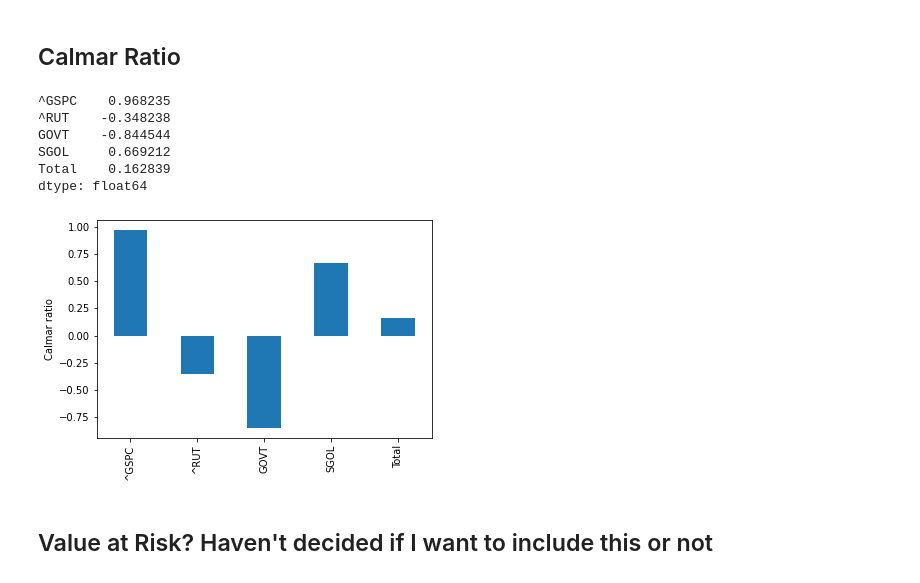
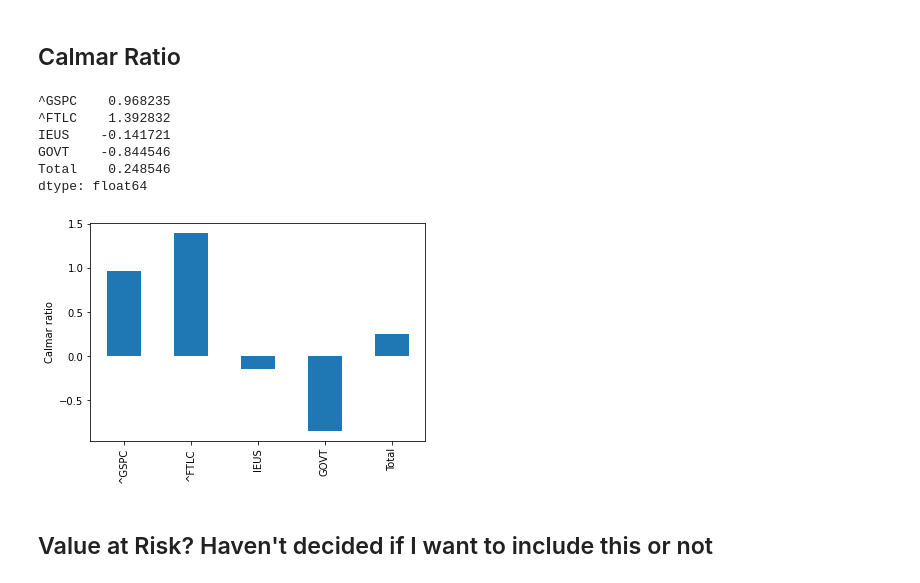
Before and after one commit to Lagher0/FinanceModels, a Jupyter notebook: Hidden_Markov_Model.ipynb, the cells around one changed output. Drawn from its saved outputs; the diff is of its cells as text; code cells hidden in the pictures.

```diff
--- a/Hidden_Markov_Model.ipynb
+++ b/Hidden_Markov_Model.ipynb
@@ -565,7 +562,7 @@ def max_drawdown(return_series):
     return dd.min()
 
 daily_stock_returns = portfolio_test_values.pct_change()
-daily_stock_returns.drop(daily_stock_returns.columns[[1,3,5,6]], axis=1, inplace=True)
+daily_stock_returns.drop(daily_stock_returns.columns[[2,5,6,7]], axis=1, inplace=True)
 daily_stock_returns = daily_stock_returns.dropna()
 max_drawdowns = daily_stock_returns.apply(max_drawdown,axis=0)
 max_drawdowns.plot.bar()
@@ -603,21 +600,21 @@ dtype: float64
 # %%
 #daily_stock_returns = portfolio_position_values.pct_change().dropna() # Analysing holding such portfolio position from the start
 daily_stock_returns = portfolio_test_values.pct_change()
-daily_stock_returns.drop(daily_stock_returns.columns[[1,3,5,6]], axis=1, inplace=True)
+daily_stock_returns.drop(daily_stock_returns.columns[[2,5,6,7]], axis=1, inplace=True)
 daily_stock_returns = daily_stock_returns.dropna()
 calmars = daily_stock_returns.mean()*255/abs(max_drawdowns)
 
 calmars.plot.bar()
 plt.ylabel('Calmar ratio')
 calmars
 # %% [output]
 ^GSPC    0.968235
-^RUT    -0.348238
-GOVT    -0.844544
-SGOL     0.669212
-Total    0.162839
+^FTLC    1.392832
+IEUS    -0.141721
+GOVT    -0.844546
+Total    0.248546
 dtype: float64
-[figure, old version]
+[figure, new version]
 # %% [markdown]
 ## Value at Risk? Haven't decided if I want to include this or not
 # %% [markdown]
```
Also changed, not shown: parts of 30 cells of this notebook, 10 other files.
